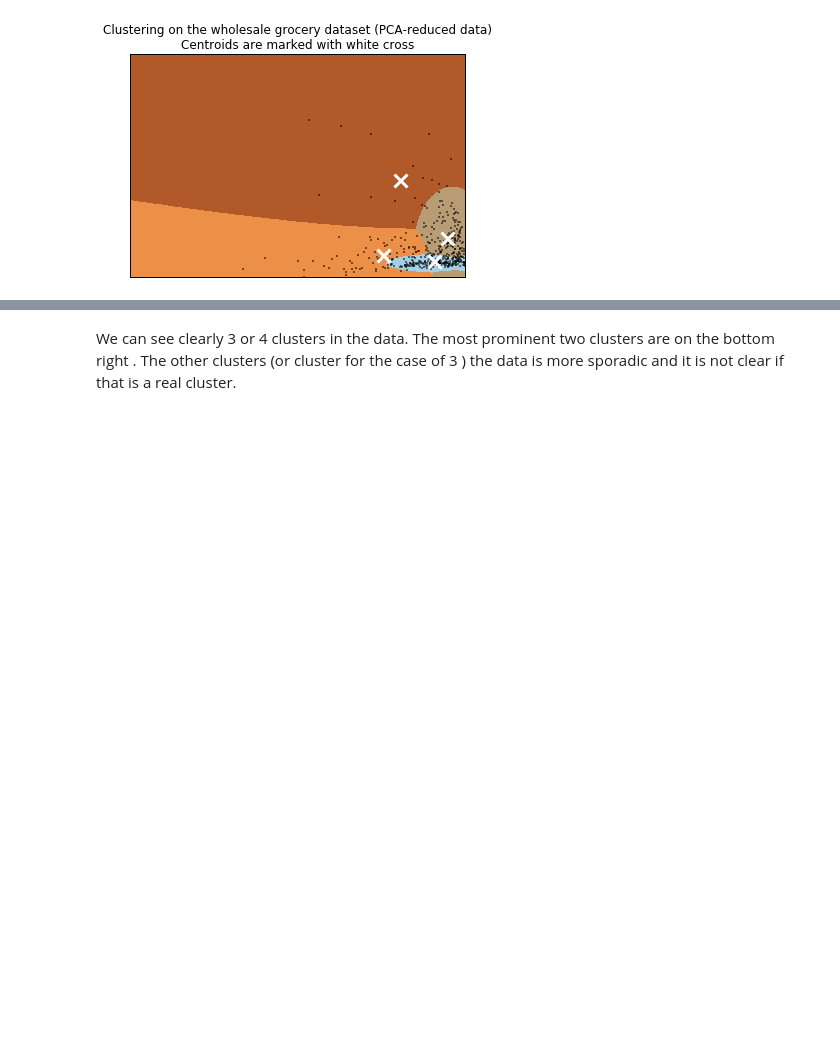
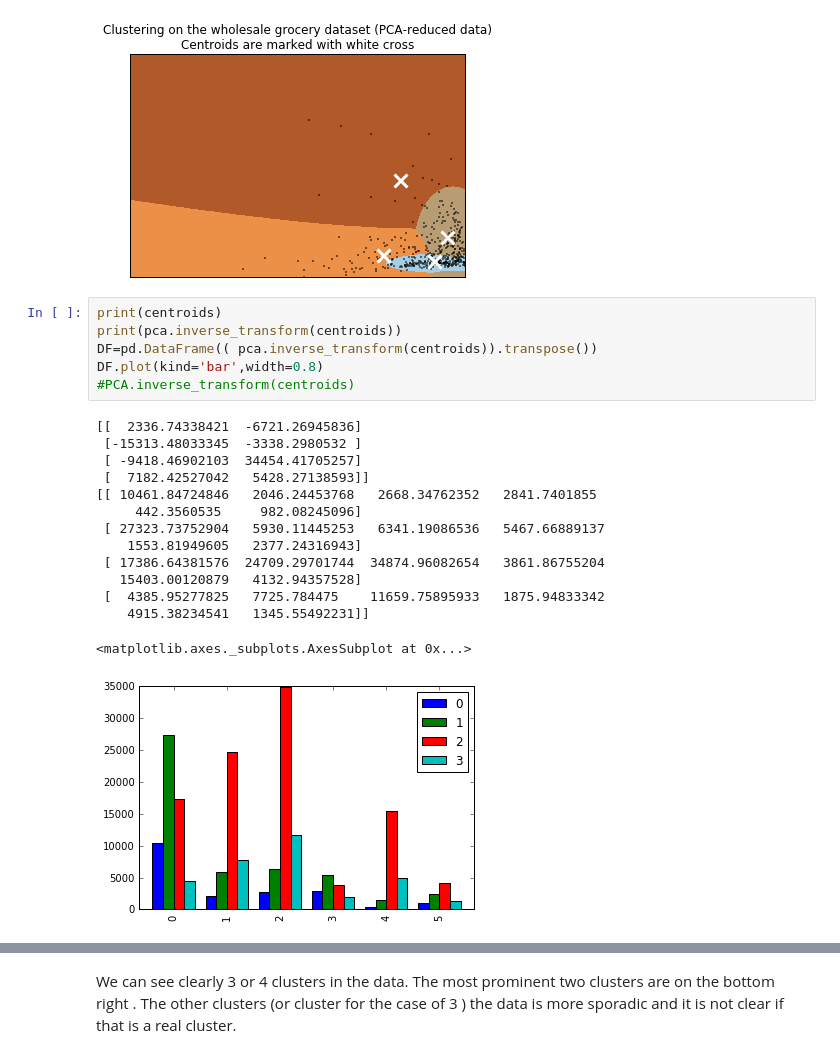
Before and after one commit to Shmuelnaaman/customer_segments, a Jupyter notebook: customer_segments.ipynb, the cells around one changed output, grey strips where cells are left out. Drawn from its saved outputs; the diff is of its cells as text; blank space fills up the shorter version.

```diff
--- a/customer_segments.ipynb
+++ b/customer_segments.ipynb
@@ -262,6 +303,27 @@ def boundary_labels_data(reduced_data, centroids):
 boundary_labels_data(reduced_data, centroids)
 # %% [output]
 [figure]
+# %%
+print(centroids)
+print(pca.inverse_transform(centroids))
+DF=pd.DataFrame(( pca.inverse_transform(centroids)).transpose())
+DF.plot(kind='bar',width=0.8)
+#PCA.inverse_transform(centroids)
+# %% [output]
+[[  2336.74338421  -6721.26945836]
+ [-15313.48033345  -3338.2980532 ]
+ [ -9418.46902103  34454.41705257]
+ [  7182.42527042   5428.27138593]]
+[[ 10461.84724846   2046.24453768   2668.34762352   2841.7401855
+     442.3560535     982.08245096]
+ [ 27323.73752904   5930.11445253   6341.19086536   5467.66889137
+    1553.81949605   2377.24316943]
+ [ 17386.64381576  24709.29701744  34874.96082654   3861.86755204
+   15403.00120879   4132.94357528]
+ [  4385.95277825   7725.784475    11659.75895933   1875.94833342
+    4915.38234541   1345.55492231]]
+<matplotlib.axes._subplots.AxesSubplot at 0x...>
+[figure, added]
 # %%
 clusters =  GMM(n_components=3).fit(reduced_data)
 centroids =clusters.means_
```
Also changed, not shown: parts of 11 cells of this notebook, 2 other files.
